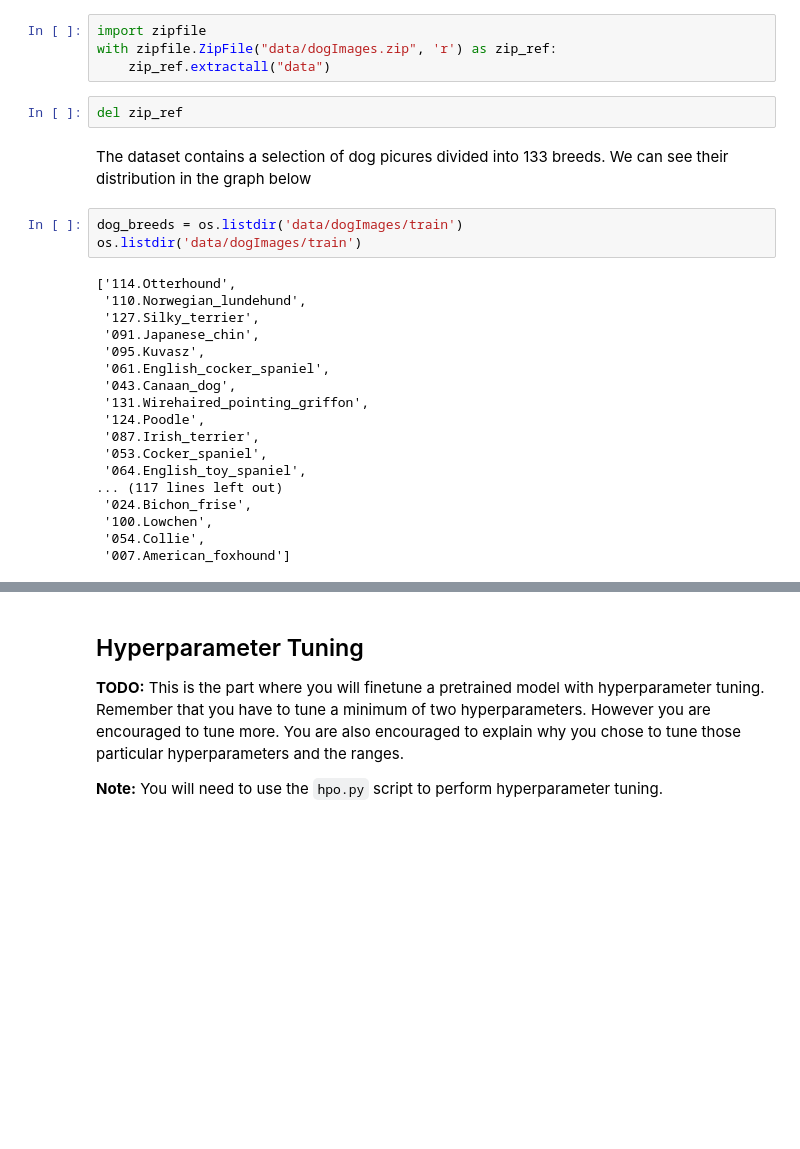
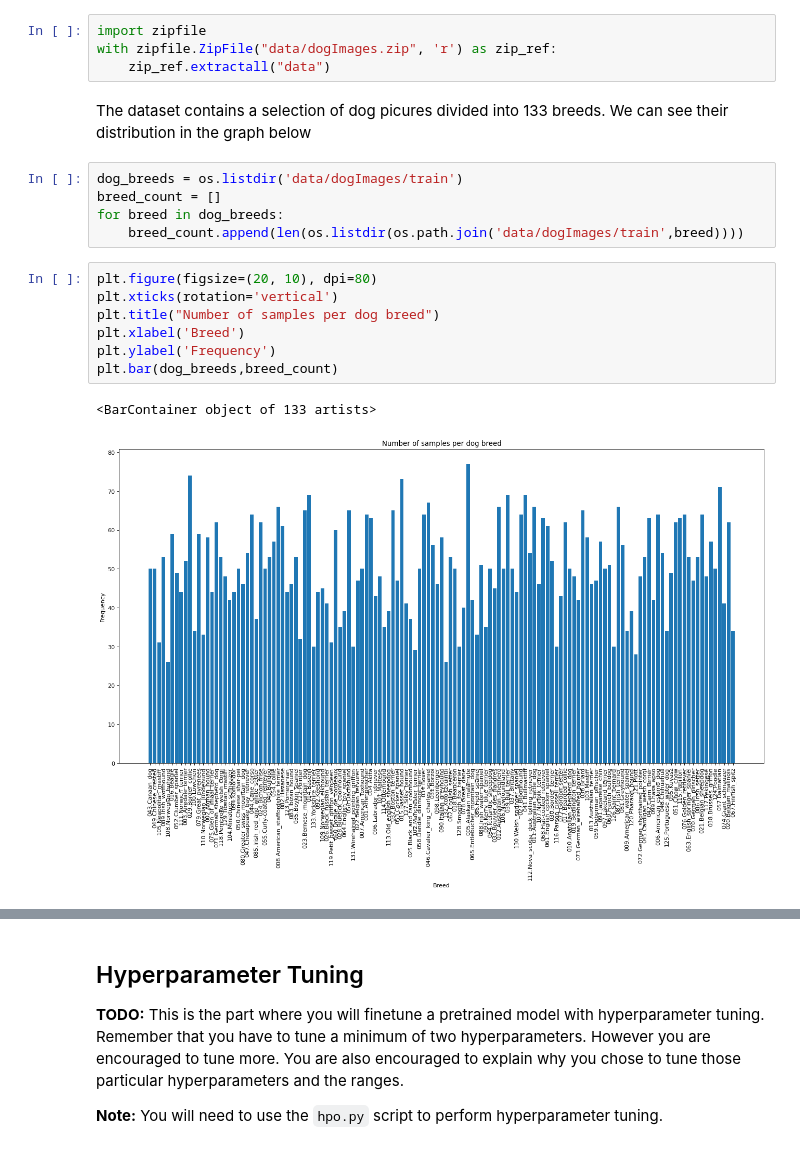
Before and after one commit to nelsongcg/image_classification, a Jupyter notebook: train_and_deploy.ipynb, the cells around one changed output, grey strips where cells are left out. Drawn from its saved outputs; the diff is of its cells as text; blank space fills up the shorter version.

Commit message:
data loader and training pipeline

```diff
--- a/train_and_deploy.ipynb
+++ b/train_and_deploy.ipynb
@@ -31,28 +27,20 @@ urllib.request.urlretrieve("https://s3-us-west-1.amazonaws.com/udacity-aind/dog-
 import zipfile
 with zipfile.ZipFile("data/dogImages.zip", 'r') as zip_ref:
     zip_ref.extractall("data")
-# %%
-del zip_ref
 # %% [markdown]
 The dataset contains a selection of dog picures divided into 133 breeds. We can see their distribution in the graph below
 # %%
 dog_breeds = os.listdir('data/dogImages/train')
-os.listdir('data/dogImages/train')
+breed_count = []
+for breed in dog_breeds:
+    breed_count.append(len(os.listdir(os.path.join('data/dogImages/train',breed))))
-# %% [output]
-['114.Otterhound',
- '110.Norwegian_lundehund',
- '127.Silky_terrier',
- '091.Japanese_chin',
- '095.Kuvasz',
- '061.English_cocker_spaniel',
- '043.Canaan_dog',
- '131.Wirehaired_pointing_griffon',
- '124.Poodle',
- '087.Irish_terrier',
- '053.Cocker_spaniel',
- '064.English_toy_spaniel',
-... (117 lines left out)
- '024.Bichon_frise',
- '100.Lowchen',
- '054.Collie',
- '007.American_foxhound']
+# %%
+plt.figure(figsize=(20, 10), dpi=80)
+plt.xticks(rotation='vertical')
+plt.title("Number of samples per dog breed")
+plt.xlabel('Breed')
+plt.ylabel('Frequency')
+plt.bar(dog_breeds,breed_count)
+# %% [output]
+<BarContainer object of 133 artists>
+[figure, added]
```
Also changed, not shown: parts of 14 cells of this notebook, 2 other files.
